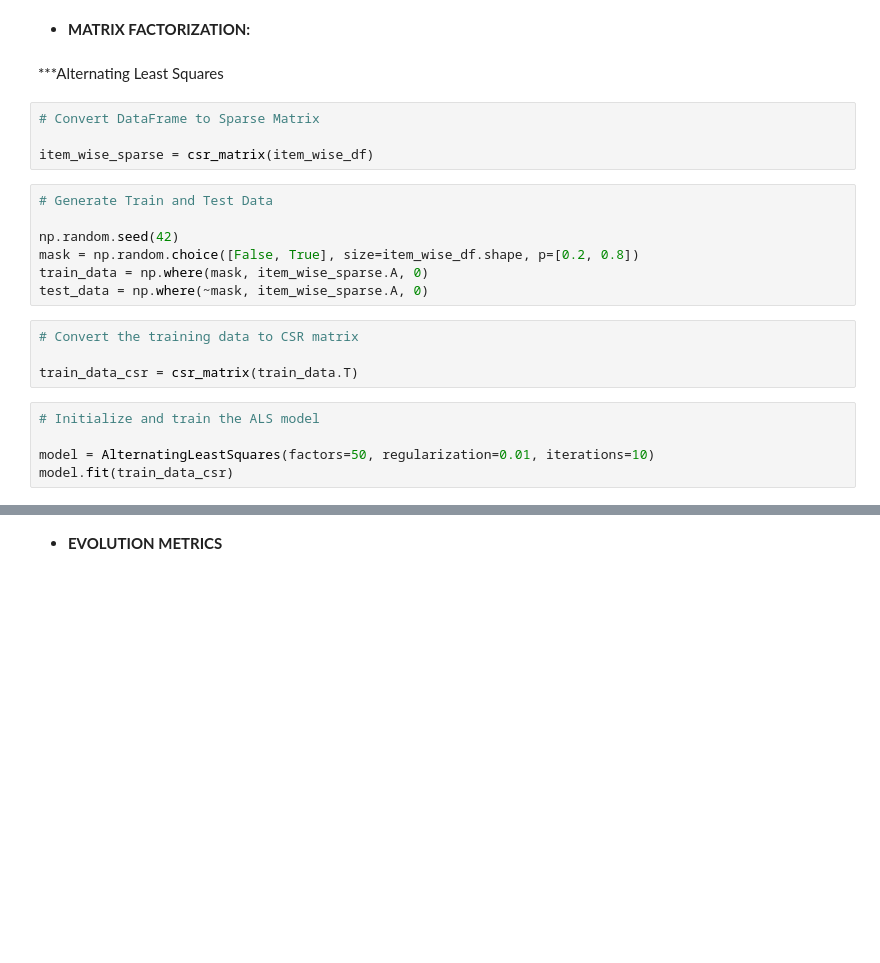
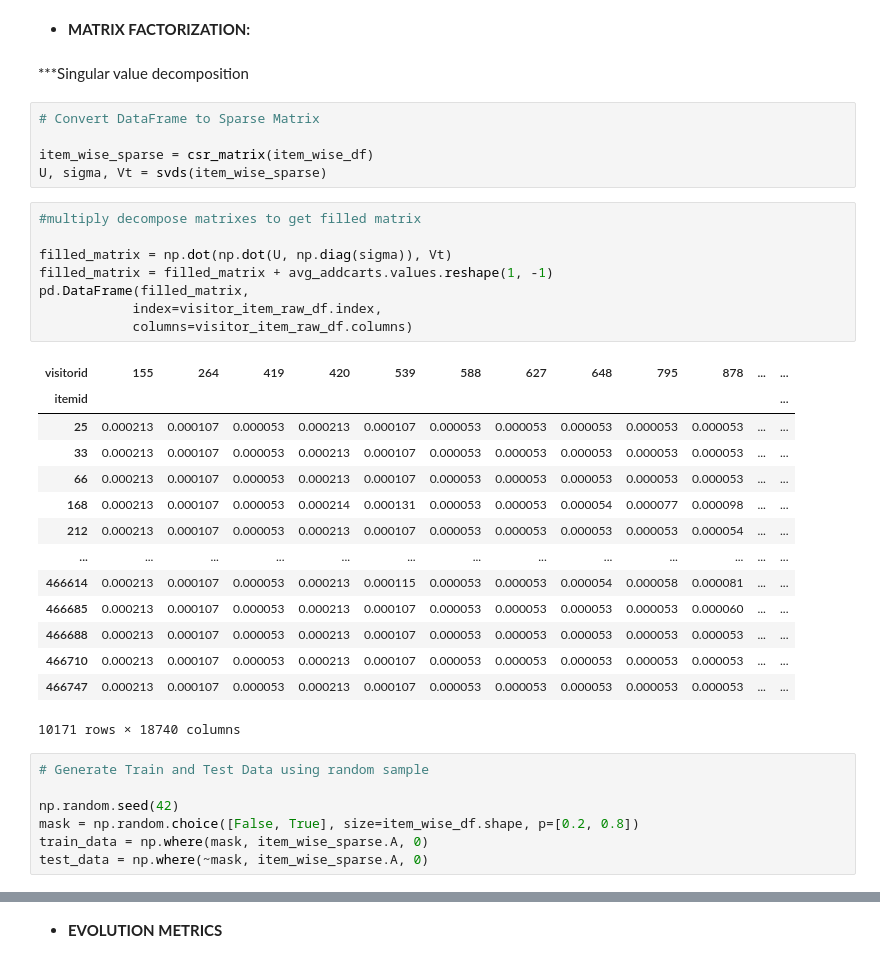
Before and after one commit to adityapatel77/SALARY-PREDICTION, a Jupyter notebook: recommendation.ipynb, the cells around one changed output, grey strips where cells are left out. Saved outputs shown, nothing was run; the diff lists cells and outputs as text; blank space fills up the shorter version.

```diff
--- a/recommendation.ipynb
+++ b/recommendation.ipynb
@@ -341,25 +329,40 @@ consine_similarity_df[461686].sort_values(ascending=False).head(10)
 Name: 461686, dtype: float64
 # %% [markdown]
 * ****MATRIX  FACTORIZATION:****
-# %% [markdown]
-***Alternating Least Squares
+# %% [markdown]
+***Singular value decomposition
 # %%
 # Convert DataFrame to Sparse Matrix
 
 item_wise_sparse = csr_matrix(item_wise_df)
+U, sigma, Vt = svds(item_wise_sparse)
+# %%
+#multiply decompose matrixes to get filled matrix
+
+filled_matrix = np.dot(np.dot(U, np.diag(sigma)), Vt)
+filled_matrix = filled_matrix + avg_addcarts.values.reshape(1, -1)
+pd.DataFrame(filled_matrix,
+            index=visitor_item_raw_df.index,
+            columns=visitor_item_raw_df.columns)
+# %% [output]
+| visitorid | 155 | 264 | 419 | 420 | 539 | 588 | 627 | 648 | 795 | 878 | ... | ... |
+| itemid |  |  |  |  |  |  |  |  |  |  |  | ... |
+| 25 | 0.000213 | 0.000107 | 0.000053 | 0.000213 | 0.000107 | 0.000053 | 0.000053 | 0.000053 | 0.000053 | 0.000053 | ... | ... |
+| 33 | 0.000213 | 0.000107 | 0.000053 | 0.000213 | 0.000107 | 0.000053 | 0.000053 | 0.000053 | 0.000053 | 0.000053 | ... | ... |
+| 66 | 0.000213 | 0.000107 | 0.000053 | 0.000213 | 0.000107 | 0.000053 | 0.000053 | 0.000053 | 0.000053 | 0.000053 | ... | ... |
+| 168 | 0.000213 | 0.000107 | 0.000053 | 0.000214 | 0.000131 | 0.000053 | 0.000053 | 0.000054 | 0.000077 | 0.000098 | ... | ... |
+| 212 | 0.000213 | 0.000107 | 0.000053 | 0.000213 | 0.000107 | 0.000053 | 0.000053 | 0.000053 | 0.000053 | 0.000054 | ... | ... |
+| ... | ... | ... | ... | ... | ... | ... | ... | ... | ... | ... | ... | ... |
+| 466614 | 0.000213 | 0.000107 | 0.000053 | 0.000213 | 0.000115 | 0.000053 | 0.000053 | 0.000054 | 0.000058 | 0.000081 | ... | ... |
+| 466685 | 0.000213 | 0.000107 | 0.000053 | 0.000213 | 0.000107 | 0.000053 | 0.000053 | 0.000053 | 0.000053 | 0.000060 | ... | ... |
+| 466688 | 0.000213 | 0.000107 | 0.000053 | 0.000213 | 0.000107 | 0.000053 | 0.000053 | 0.000053 | 0.000053 | 0.000053 | ... | ... |
+| 466710 | 0.000213 | 0.000107 | 0.000053 | 0.000213 | 0.000107 | 0.000053 | 0.000053 | 0.000053 | 0.000053 | 0.000053 | ... | ... |
+| 466747 | 0.000213 | 0.000107 | 0.000053 | 0.000213 | 0.000107 | 0.000053 | 0.000053 | 0.000053 | 0.000053 | 0.000053 | ... | ... |
+10171 rows × 18740 columns
 # %%
-# Generate Train and Test Data
+# Generate Train and Test Data using random sample
 
 np.random.seed(42)
 mask = np.random.choice([False, True], size=item_wise_df.shape, p=[0.2, 0.8])
 train_data = np.where(mask, item_wise_sparse.A, 0)
 test_data = np.where(~mask, item_wise_sparse.A, 0)
-# %%
-# Convert the training data to CSR matrix
-
-train_data_csr = csr_matrix(train_data.T)
-# %%
-# Initialize and train the ALS model
-
-model = AlternatingLeastSquares(factors=50, regularization=0.01, iterations=10)
-model.fit(train_data_csr)
```
Also changed, not shown: parts of 6 cells of this notebook.
